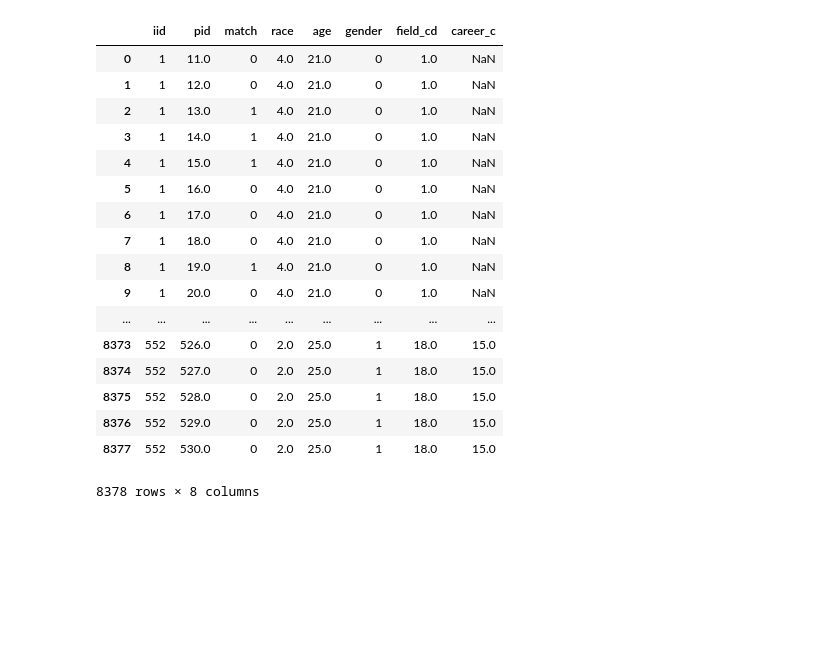
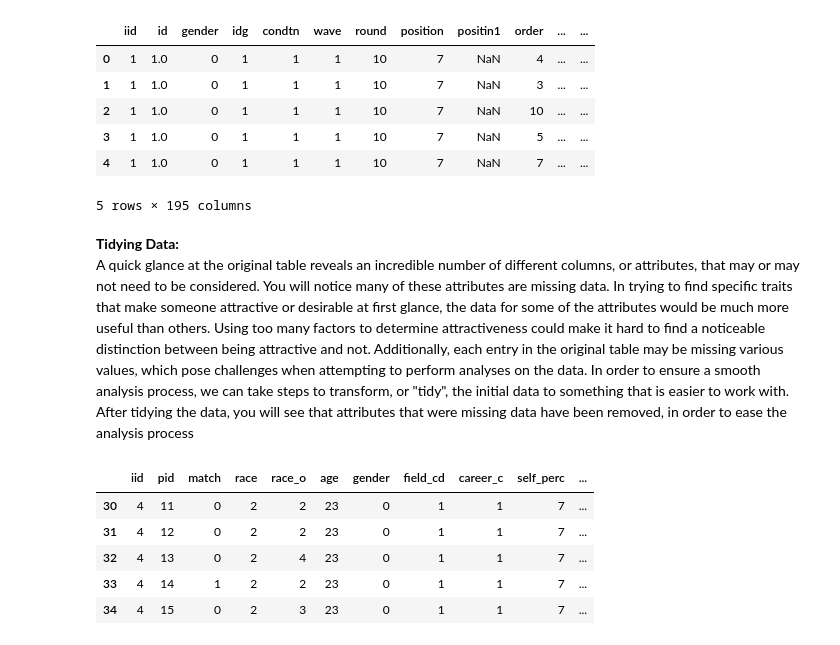
Before and after one commit to egao7/egao7.github.io, a Jupyter notebook: FinalTutorial/Li_Dennis_FinalTutorial.ipynb, the cells around one changed output. Drawn from its saved outputs; the diff is of its cells as text; code cells hidden in the pictures; blank space fills up the shorter version.

```diff
--- a/FinalTutorial/Li_Dennis_FinalTutorial.ipynb
+++ b/FinalTutorial/Li_Dennis_FinalTutorial.ipynb
@@ -1,39 +45,62 @@
+# %%
+dating_info = pd.read_csv('Speed Dating Data.csv', encoding = "ISO-8859-1")
+dating_info.head()
+# %% [output]
+|  | iid | id | gender | idg | condtn | wave | round | position | positin1 | order | ... | ... |
+| 0 | 1 | 1.0 | 0 | 1 | 1 | 1 | 10 | 7 | NaN | 4 | ... | ... |
+| 1 | 1 | 1.0 | 0 | 1 | 1 | 1 | 10 | 7 | NaN | 3 | ... | ... |
+| 2 | 1 | 1.0 | 0 | 1 | 1 | 1 | 10 | 7 | NaN | 10 | ... | ... |
+| 3 | 1 | 1.0 | 0 | 1 | 1 | 1 | 10 | 7 | NaN | 5 | ... | ... |
+| 4 | 1 | 1.0 | 0 | 1 | 1 | 1 | 10 | 7 | NaN | 7 | ... | ... |
+5 rows × 195 columns
+# %% [markdown]
+<strong>Tidying Data:</strong><br>
+A quick glance at the original table reveals an incredible number of different columns, or attributes, that may or may not need to be considered. You will notice many of these attributes are missing data. In trying to find specific traits that make someone attractive or desirable at first glance, the data for some of the attributes would be much more useful than others. Using too many factors to determine attractiveness could make it hard to find a noticeable distinction between being attractive and not. Additionally, each entry in the original table may be missing various values, which pose challenges when attempting to perform analyses on the data. In order to ensure a smooth analysis process, we can take steps to transform, or "tidy", the initial data to something that is easier to work with. After tidying the data, you will see that attributes that were missing data have been removed, in order to ease the analysis process
 # %%
-import pandas as pd
-import numpy as np
+# take a subset of the columns from the original table
+data = dating_info[['iid', 'pid', 'match', 'race', 'race_o', 'age', 'gender', 'field_cd', 'career_c', 'attr3_1', 'attr_o']]
 
-dating_info = pd.read_csv('Speed Dating Data.csv', encoding = "ISO-8859-1")
-data = dating_info[['iid', 'pid', 'match', 'race', 'age', 'gender', 'field_cd', 'career_c']]
+# dictionaries to define the codes used in the table
 field_codes = {1: 'Law', 2: 'Math', 3: 'Social Science, Psychologist', 4: 'Medical Science', 5: 'Engineering',
                6: 'English/Creative Writing/Journalism', 7: 'History/Religion/Philosophy', 8: 'Business/Econ/Fiance',
                9: 'Education, Academia', 10: 'Biological Sciences/Chemistry/Physics', 11: 'Social Work', 12:'Undergrad/Undecided',
                13: 'Political Science/International Affairs', 14: 'Film', 15: 'Fine Arts/Arts Administration',16: 'Languages',
                17: 'Architecture',18: 'Other'}
-career_codes = {1:'Lawyer',2:'Academic/Research',3:'Psychologist',4:'Doctor/Medicine',5:'Engineer',6:'Creative Arts/Entertainment',
-               7:'Banking/Consulting/Finance',8:'Real Estate',9:'International/Humanitarian Affairs',10:'Undecided',
-               11:'Social Work',12:'Speech Pathology',13:'Politics',14:'Pro sports/Athletics',15:'Other',16:'Journalism',
+career_codes = {1:'Lawyer',2:'Academic/Research',3:'Psychologist',4:'Doctor/Medicine',5:'Engineer',6:'Entertainment',
+               7:'Finance',8:'Real Estate',9:'International Affairs',10:'Undecided',
+               11:'Social Work',12:'Speech Pathology',13:'Politics',14:'Athletics',15:'Other',16:'Journalism',
                17:'Architecture'}
-race_codes = {1:'Black/African American',2:'European/Caucasian-American',3:'Latino/Hispanic American',
-             4:'Asian/Pacific Islander/Asian-American',5:'Native American',6:'Other'}
+race_codes = {1:'Black',2:'European',3:'Latino/Hispanic',4:'Asian',5:'Native American',6:'Other'}
 gender_codes = {0:'female',1:'male'}
 
-data
+# Remove all entries that are missing any data
+data = data[pd.notnull(data['race'])]
+data = data[pd.notnull(data['age'])]
+data = data[pd.notnull(data['field_cd'])]
+data = data[pd.notnull(data['career_c'])]
+data = data[pd.notnull(data['pid'])]
+data = data[pd.notnull(data['race_o'])]
+data = data[pd.notnull(data['attr3_1'])]
+data = data[pd.notnull(data['attr_o'])]
+
+# Convert all coded columns from floats to ints in order to use the dictionaries defined above
+data = data.assign(pid=data['pid'].astype(int))
+data = data.assign(race=data['race'].astype(int))
+data = data.assign(race_o=data['race_o'].astype(int))
+data = data.assign(age=data['age'].astype(int))
+data = data.assign(field_cd=data['field_cd'].astype(int))
+data = data.assign(career_c=data['career_c'].astype(int))
+data = data.assign(attr3_1=data['attr3_1'].astype(int))
+data = data.assign(attr_o=data['attr_o'].astype(int))
+
+# Rename some columns
+data = data.rename(index=str, columns={"attr3_1":"self_perc", "attr_o":"partner_perc"})
+
+data.head()
 # %% [output]
-|  | iid | pid | match | race | age | gender | field_cd | career_c |
-| 0 | 1 | 11.0 | 0 | 4.0 | 21.0 | 0 | 1.0 | NaN |
-| 1 | 1 | 12.0 | 0 | 4.0 | 21.0 | 0 | 1.0 | NaN |
-| 2 | 1 | 13.0 | 1 | 4.0 | 21.0 | 0 | 1.0 | NaN |
-| 3 | 1 | 14.0 | 1 | 4.0 | 21.0 | 0 | 1.0 | NaN |
-| 4 | 1 | 15.0 | 1 | 4.0 | 21.0 | 0 | 1.0 | NaN |
-| 5 | 1 | 16.0 | 0 | 4.0 | 21.0 | 0 | 1.0 | NaN |
-| 6 | 1 | 17.0 | 0 | 4.0 | 21.0 | 0 | 1.0 | NaN |
-| 7 | 1 | 18.0 | 0 | 4.0 | 21.0 | 0 | 1.0 | NaN |
-| 8 | 1 | 19.0 | 1 | 4.0 | 21.0 | 0 | 1.0 | NaN |
-| 9 | 1 | 20.0 | 0 | 4.0 | 21.0 | 0 | 1.0 | NaN |
-| ... | ... | ... | ... | ... | ... | ... | ... | ... |
-| 8373 | 552 | 526.0 | 0 | 2.0 | 25.0 | 1 | 18.0 | 15.0 |
-| 8374 | 552 | 527.0 | 0 | 2.0 | 25.0 | 1 | 18.0 | 15.0 |
-| 8375 | 552 | 528.0 | 0 | 2.0 | 25.0 | 1 | 18.0 | 15.0 |
-| 8376 | 552 | 529.0 | 0 | 2.0 | 25.0 | 1 | 18.0 | 15.0 |
-| 8377 | 552 | 530.0 | 0 | 2.0 | 25.0 | 1 | 18.0 | 15.0 |
+|  | iid | pid | match | race | race_o | age | gender | field_cd | career_c | self_perc | ... |
+| 30 | 4 | 11 | 0 | 2 | 2 | 23 | 0 | 1 | 1 | 7 | ... |
+| 31 | 4 | 12 | 0 | 2 | 2 | 23 | 0 | 1 | 1 | 7 | ... |
+| 32 | 4 | 13 | 0 | 2 | 4 | 23 | 0 | 1 | 1 | 7 | ... |
+| 33 | 4 | 14 | 1 | 2 | 2 | 23 | 0 | 1 | 1 | 7 | ... |
+| 34 | 4 | 15 | 0 | 2 | 3 | 23 | 0 | 1 | 1 | 7 | ... |
-8378 rows × 8 columns
```
Also changed, not shown: parts of 33 cells of this notebook.
